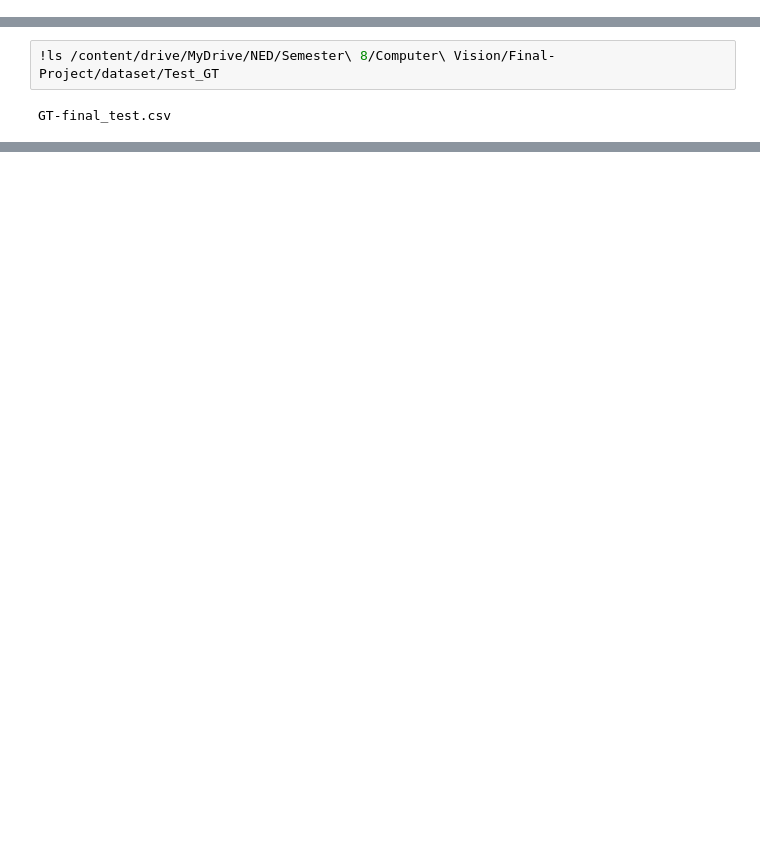
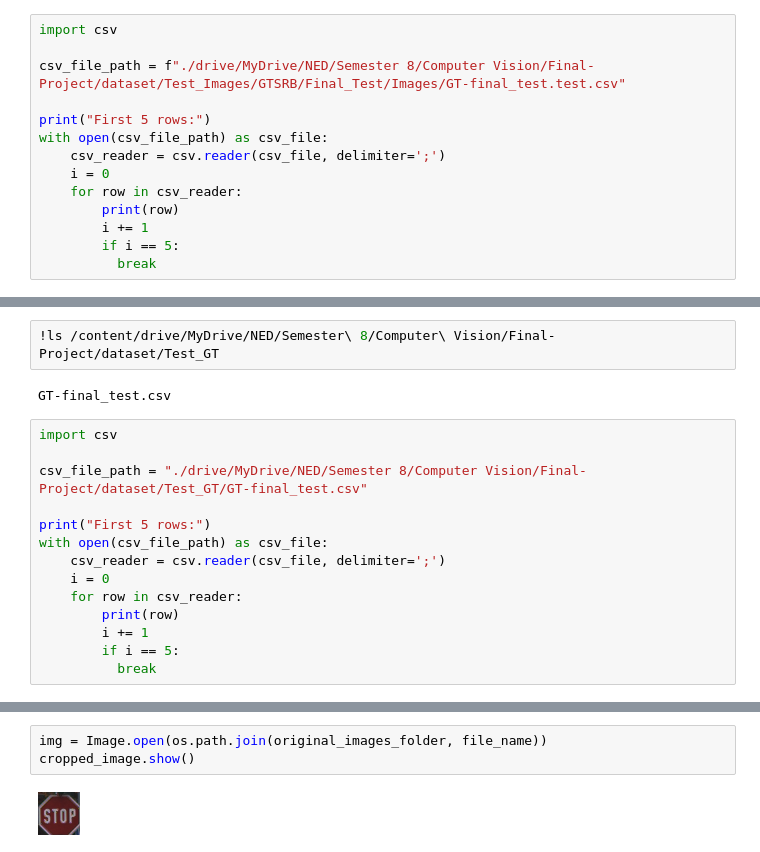
Before and after one commit to Sohaib-50/German-Traffic-Sign-Recognition, a Jupyter notebook: German_Traffic_Sign_Recognition_Testing.ipynb, the cells around one changed output, grey strips where cells are left out. Cells and saved outputs as stored; diff of their text form; blank space fills up the shorter version.

```diff
--- a/German_Traffic_Sign_Recognition_Testing.ipynb
+++ b/German_Traffic_Sign_Recognition_Testing.ipynb
@@ -47,3 +49,17 @@ Images
 02103.ppm  04209.ppm  06315.ppm  08421.ppm  10527.ppm
 02104.ppm  04210.ppm  06316.ppm  08422.ppm  10528.ppm
 02105.ppm  04211.ppm  06317.ppm  08423.ppm  10529.ppm
+# %%
+import csv
+
+csv_file_path = f"./drive/MyDrive/NED/Semester 8/Computer Vision/Final-Project/dataset/Test_Images/GTSRB/Final_Test/Images/GT-final_test.test.csv"
+
+print("First 5 rows:")
+with open(csv_file_path) as csv_file:
+    csv_reader = csv.reader(csv_file, delimiter=';')
+    i = 0
+    for row in csv_reader:
+        print(row)
+        i += 1
+        if i == 5:
+          break
@@ -51,3 +76,17 @@ Images
 !ls /content/drive/MyDrive/NED/Semester\ 8/Computer\ Vision/Final-Project/dataset/Test_GT
 # %% [output]
 GT-final_test.csv
+# %%
+import csv
+
+csv_file_path = "./drive/MyDrive/NED/Semester 8/Computer Vision/Final-Project/dataset/Test_GT/GT-final_test.csv"
+
+print("First 5 rows:")
+with open(csv_file_path) as csv_file:
+    csv_reader = csv.reader(csv_file, delimiter=';')
+    i = 0
+    for row in csv_reader:
+        print(row)
+        i += 1
+        if i == 5:
+          break
@@ -53,0 +158,5 @@ GT-final_test.csv
+# %%
+img = Image.open(os.path.join(original_images_folder, file_name))
+cropped_image.show()
+# %% [output]
+[figure, added]
```
Also changed, not shown: parts of 58 cells of this notebook.
